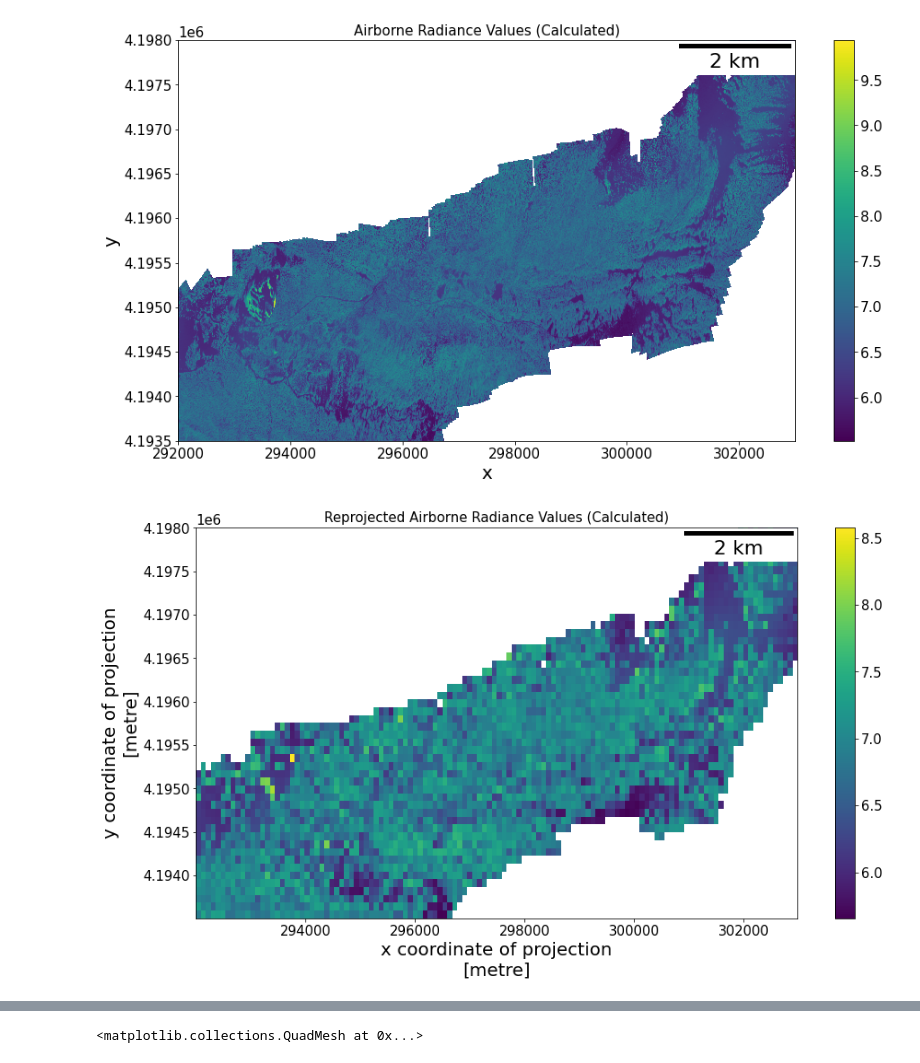
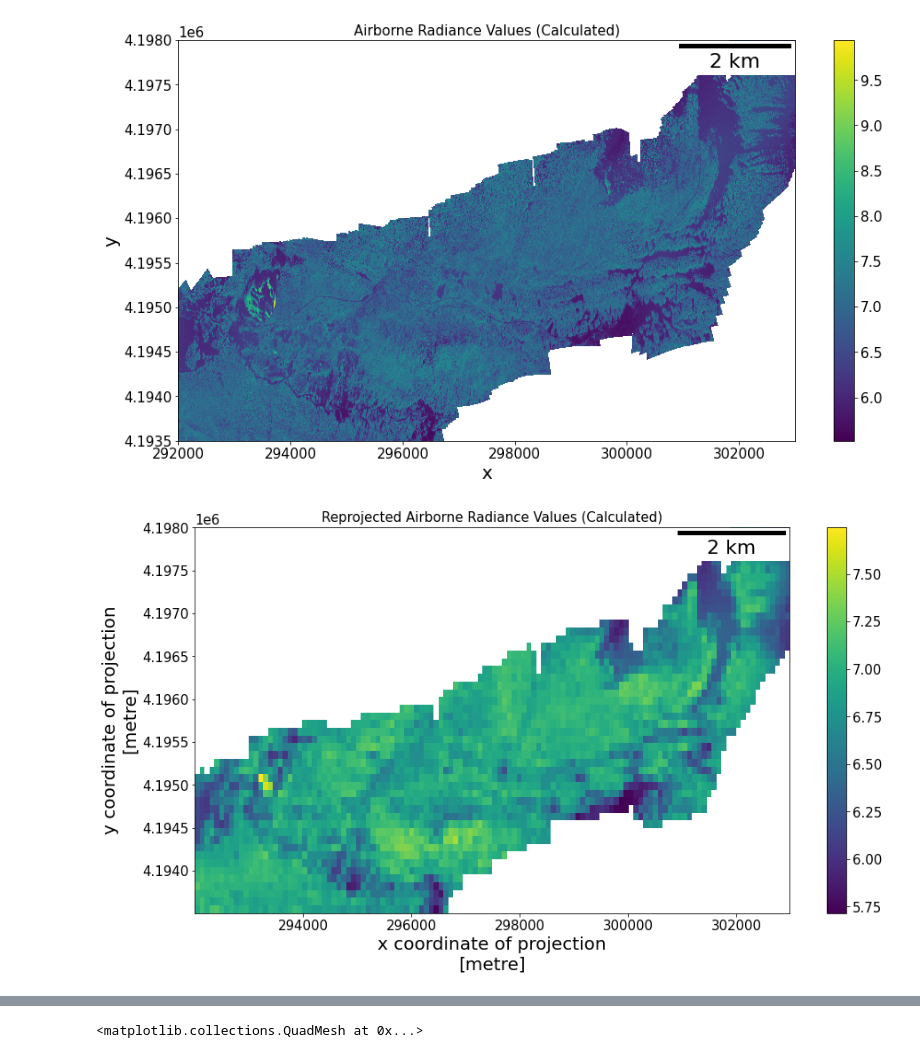
Before and after one commit to UW-GDA/aster-thermal, a Jupyter notebook: april21_workbook.ipynb, the cells around one changed output, grey strips where cells are left out. Cells and saved outputs as stored; diff of their text form; code cells hidden in the pictures.

```diff
--- a/april21_workbook.ipynb
+++ b/april21_workbook.ipynb
@@ -63,16 +93,16 @@ ax.set_title('Airborne Radiance Values (Calculated)');
 # %% [output]
 [figure]
 # %%
-air_rad_repr = air_rad.rio.reproject_match(aster_src)
+air_rad_repr = air_rad.rio.reproject_match(aster_src, resampling=5)
 
 air_rad_repr = air_rad_repr.where(air_rad_repr != air_rad_repr.attrs['_FillValue'],drop=True)
 
 f, ax = plt.subplots(figsize=(15,8))
 air_rad_repr.plot()
 ax.add_artist(ScaleBar(1.0))
 ax.set_title('Reprojected Airborne Radiance Values (Calculated)');
 # %% [output]
-[figure, old version]
+[figure, new version]
 # %%
 def rad_to_tb(rads,wl):
     c1 = 1.191042e8
```
Also changed, not shown: parts of 40 cells of this notebook.
